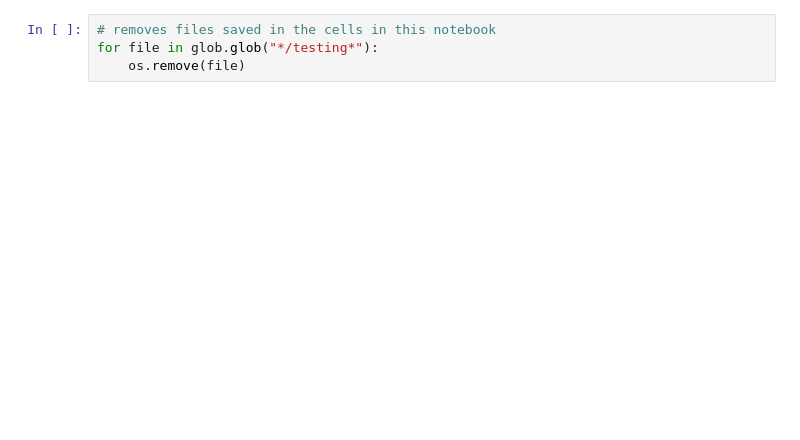
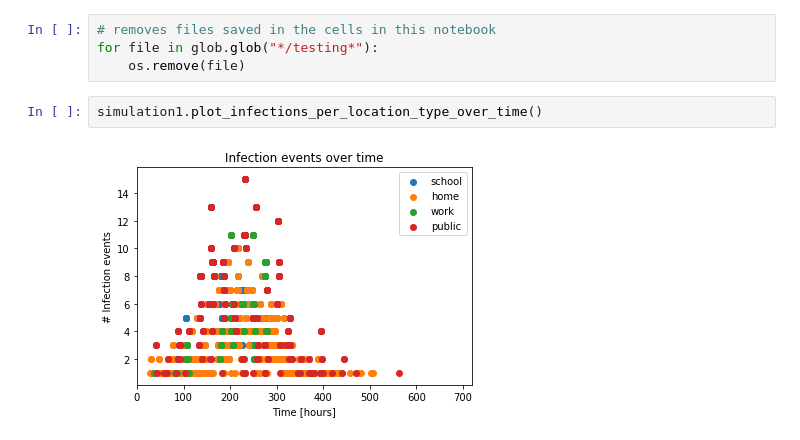
Before and after one commit to joba-1/Corona_Model, a Jupyter notebook: RUN_CoronaABM.ipynb, the cells around one changed output. Drawn from its saved outputs; the diff is of its cells as text; blank space fills up the shorter version.

```diff
--- a/RUN_CoronaABM.ipynb
+++ b/RUN_CoronaABM.ipynb
@@ -74,3 +74,7 @@ simulation1.map_status_at_loc(save_figure=False,time_steps=1)
 # removes files saved in the cells in this notebook
 for file in glob.glob("*/testing*"):
     os.remove(file)
+# %%
+simulation1.plot_infections_per_location_type_over_time()
+# %% [output]
+[figure, added]
```
Also changed, not shown: parts of 12 cells of this notebook, 2 other files.
